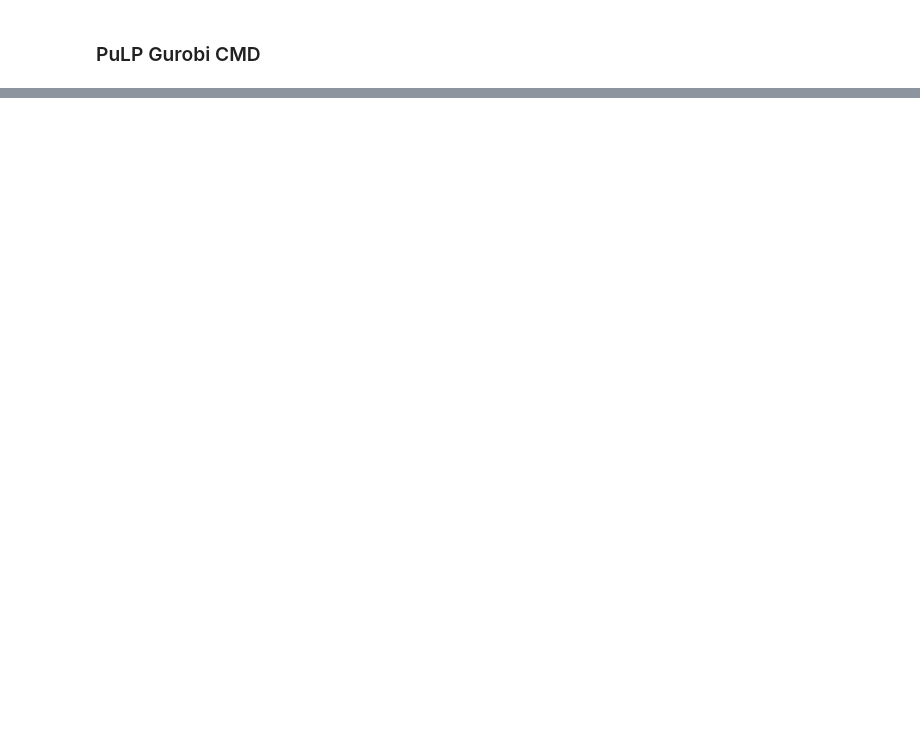
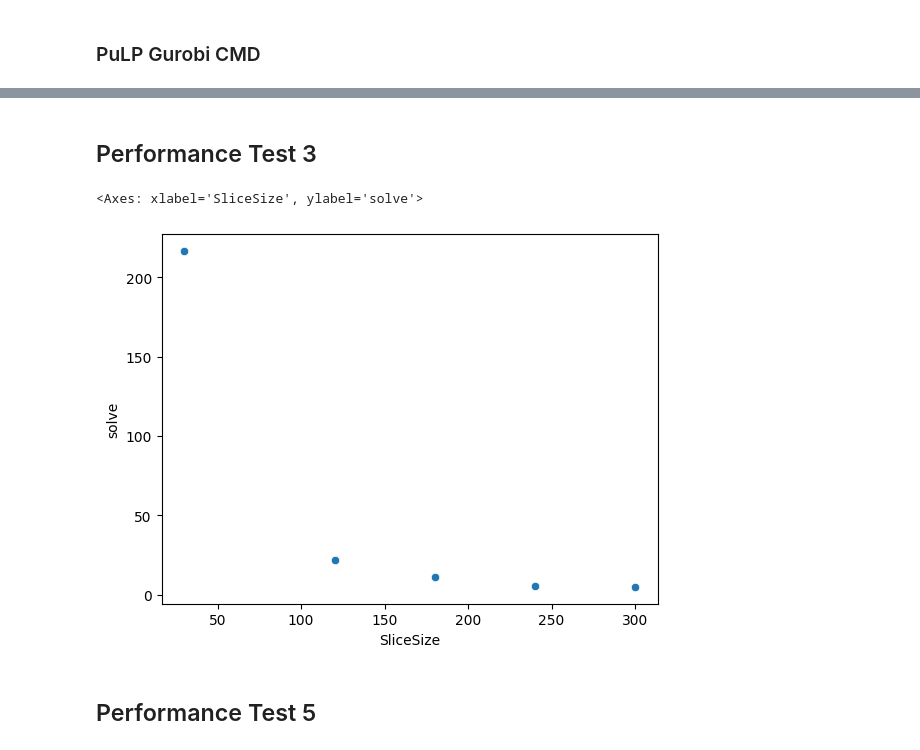
Before and after one commit to elliott-fogg/custom_scheduler, a Jupyter notebook: Performance Tests From File.ipynb, the cells around one changed output, grey strips where cells are left out. Saved outputs shown, nothing was run; the diff lists cells and outputs as text; code cells hidden in the pictures; blank space fills up the shorter version.

```diff
--- a/Performance Tests From File.ipynb
+++ b/Performance Tests From File.ipynb
@@ -275,0 +416,12 @@ performanceTest1_500Requests_9_gurobi_pulp_cmd.json
+# %% [markdown]
+## Performance Test 3
+# %%
+datap3 = load_data("data/performance_output/performanceTest3")
+dfp3 = pd.DataFrame(datap3)
+mean_pt3 = dfp3.groupby("SliceSize").agg({"solve": "median"}).reset_index()
+sns.scatterplot(mean_pt3, x="SliceSize", y="solve")
+# %% [output]
+<Axes: xlabel='SliceSize', ylabel='solve'>
+[figure, added]
+# %% [markdown]
+## Performance Test 5
```
Also changed, not shown: parts of 65 cells of this notebook, 5 other files.
